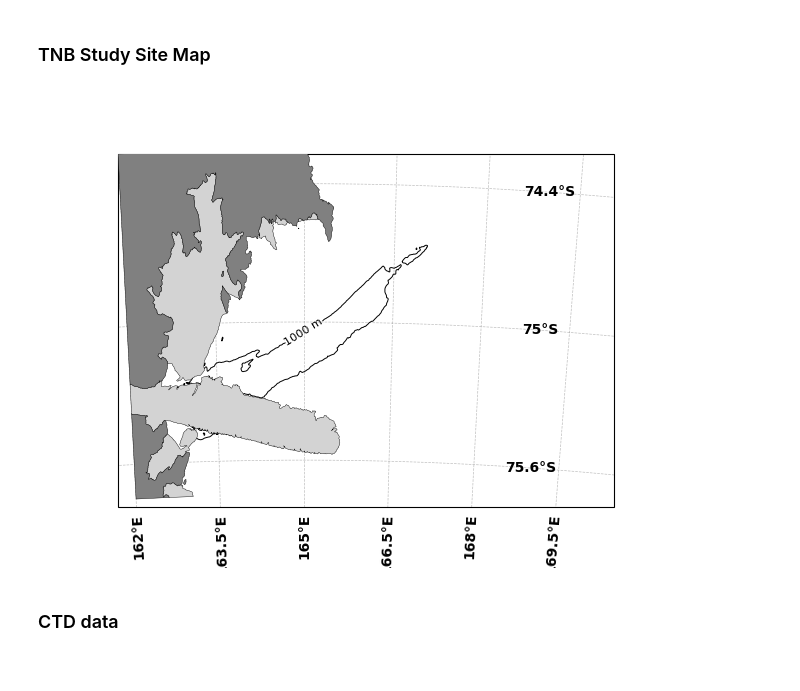
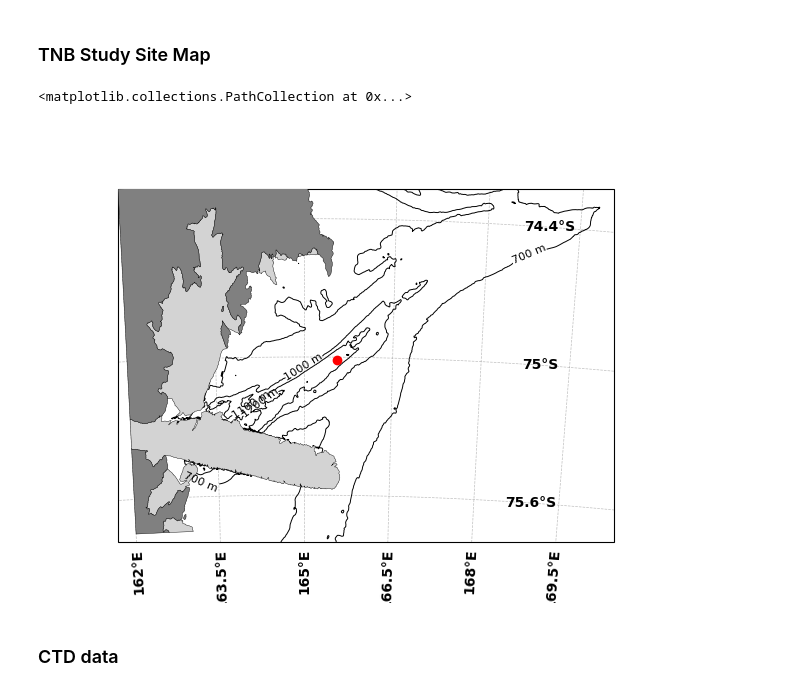
Before and after one commit to MackenzieBlanusa/TNB_tools, a Jupyter notebook: MastersThesis/DynamicMethod_PalmerCTD.ipynb, the cells around one changed output. Drawn from its saved outputs; the diff is of its cells as text; code cells hidden in the pictures.

```diff
--- a/MastersThesis/DynamicMethod_PalmerCTD.ipynb
+++ b/MastersThesis/DynamicMethod_PalmerCTD.ipynb
@@ -179,7 +179,7 @@ def TNB_study_site():
 
     depth = -bath.sel(lat=slice(lat_min,lat_max),lon=slice(lon_min,lon_max))['elevation']
 
-    levels = [1000]
+    levels = [700,1000, 1100, 1200]
 
     contours = ax.contour(
         depth['lon'],
@@ -524,8 +524,10 @@ lon_min = 162
 lon_max = 170
 # %%
 fig, ax = TNB_study_site()
+plt.scatter(tnbd_lon,tnbd_lat,color='r',zorder=10,transform=ccrs.PlateCarree())
 # %% [output]
+<matplotlib.collections.PathCollection at 0x...>
-[figure, old version]
+[figure, new version]
 # %% [markdown]
 ### CTD data
 # %% [markdown]
```
Also changed, not shown: parts of 13 cells of this notebook, 2 other files.
